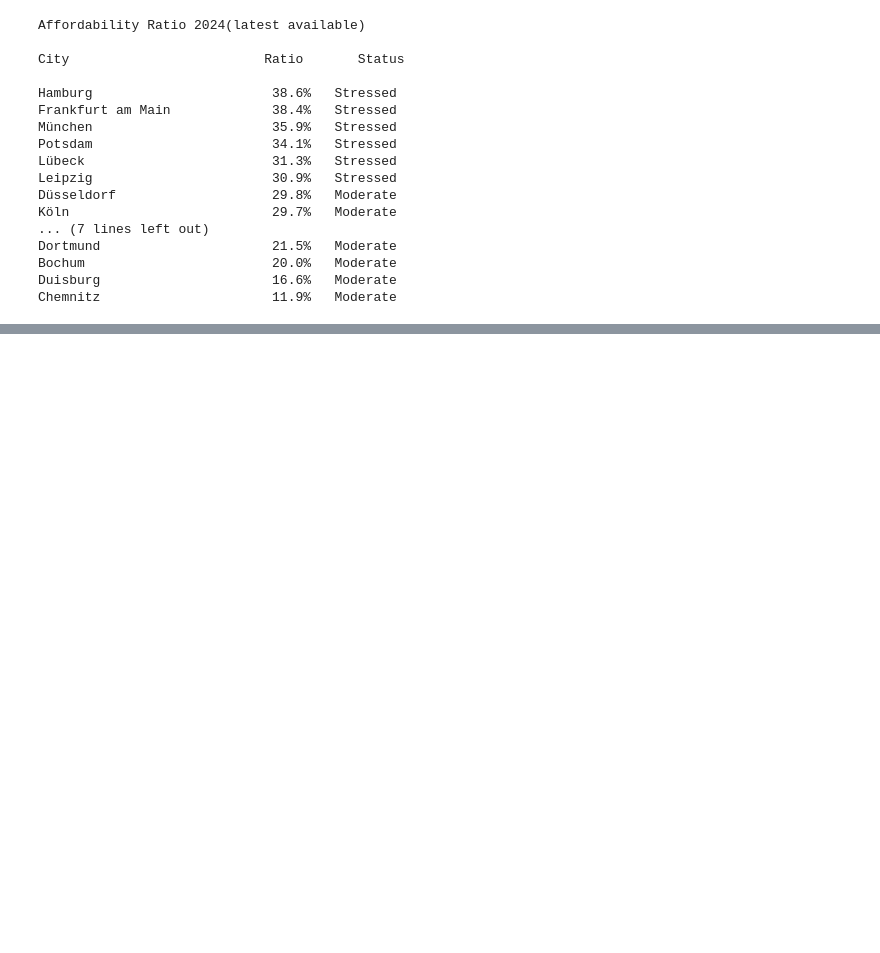
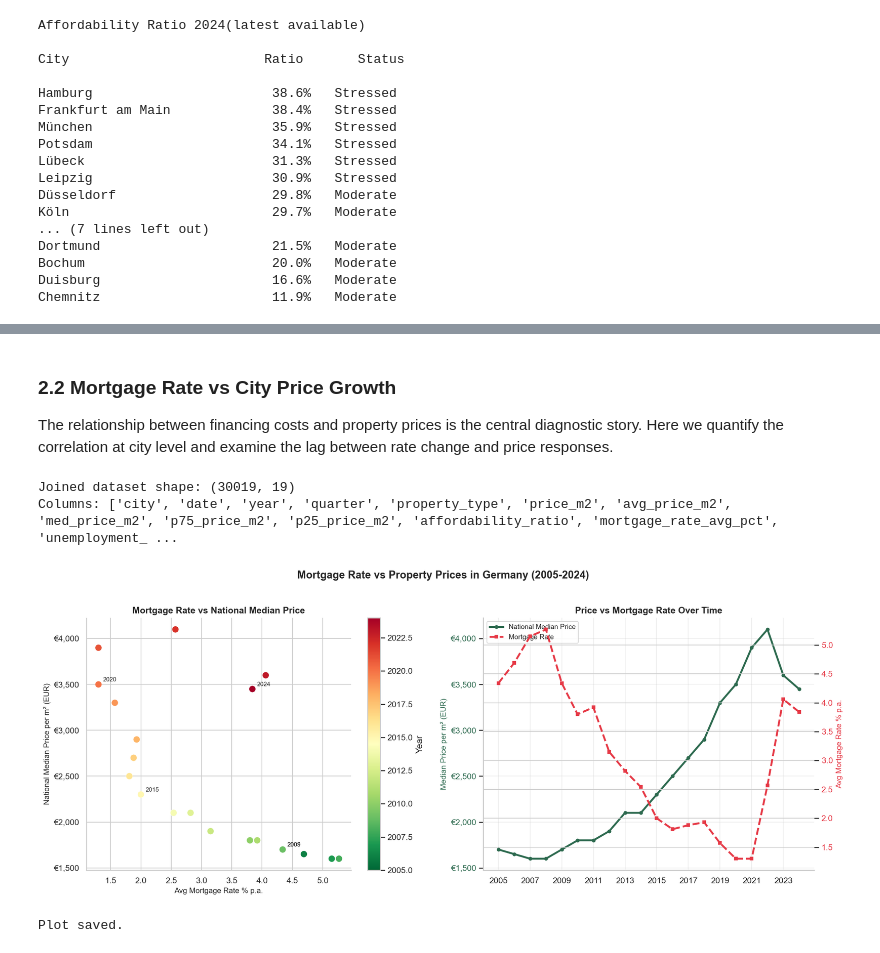
Before and after one commit to meeadi/german-housing-market-analysis, a Jupyter notebook: housing_analysis.ipynb, the cells around one changed output, grey strips where cells are left out. Cells and saved outputs as stored; diff of their text form; code cells hidden in the pictures; blank space fills up the shorter version.

```diff
--- a/housing_analysis.ipynb
+++ b/housing_analysis.ipynb
@@ -517,0 +574,76 @@ Chemnitz                      11.9%   Moderate
+# %% [markdown]
+### 2.2 Mortgage Rate vs City Price Growth
+
+The relationship between financing costs and property prices is the central diagnostic story. Here we quantify the correlation at city level and examine the lag between rate change and price responses.
+# %%
+# Join macro to city data on year
+
+city_macro = city.merge(macro[["year", "mortgage_rate_avg_pct", "unemployment_rate_pct",
+                               "cpi_headline", "cpi_yoy_change_pct", "hpi_overall",
+                               "building_permits_residential", "wohngeld_total", "earnings_index_monthly_with_bonus"]], on="year", how="left")
+
+print("Joined dataset shape:", city_macro.shape)
+print("Columns:", city_macro.columns.tolist())
+# %% [output]
+Joined dataset shape: (30019, 19)
+Columns: ['city', 'date', 'year', 'quarter', 'property_type', 'price_m2', 'avg_price_m2', 'med_price_m2', 'p75_price_m2', 'p25_price_m2', 'affordability_ratio', 'mortgage_rate_avg_pct', 'unemployment_ ...
+# %%
+# Annual city average price vs national mortgage rate
+
+city_macro_annual = city_macro.groupby(["year", "city"]).agg(avg_price=("price_m2", "median"), mortgage_rate=("mortgage_rate_avg_pct", "first")).reset_index()
+
+# National average price across all cities
+
+national_annual = city_macro.groupby("year").agg(avg_price=("price_m2", "median"), mortgage_rate=("mortgage_rate_avg_pct", "first")).reset_index()
+
+fig, ax = plt.subplots(1, 2, figsize=(15,6))
+
+# Left scatter
+
+ax1 = ax[0]
+scatter = ax1.scatter(national_annual["mortgage_rate"], national_annual["avg_price"], c=national_annual["year"], cmap="RdYlGn_r", s=80, zorder=5, edgecolor="white", linewidth=0.5)
+
+# Annotate key years
+
+for _, row in national_annual[national_annual["year"].isin([2005, 2009, 2015, 2020, 2024])].iterrows():
+    ax1.annotate(str(int(row["year"])), (row["mortgage_rate"], row["avg_price"]), textcoords="offset points", xytext=(6,4), fontsize=8)
+
+plt.colorbar(scatter, ax=ax1, label="Year")
+ax1.set_title("Mortgage Rate vs National Median Price", fontsize=12, fontweight="bold")
+ax1.set_xlabel("Avg Mortgage Rate % p.a.", fontsize=10)
+ax1.set_ylabel("National Median Price per m² (EUR)", fontsize=10)
+ax1.yaxis.set_major_formatter(ticker.FuncFormatter(lambda x, _: f"€{x:,.0f}"))
+
+# Right dual axis time series
+
+ax2 = ax[1]
+color_price = "#2D6A4F"
+color_rate = "#E63946"
+
+ax2.plot(national_annual["year"], national_annual["avg_price"], color=color_price, linewidth=2.5, marker="o", markersize=4, label="National Median Price")
+ax2.set_ylabel("Median Price per m² (EUR)", fontsize=10, color=color_price)
+ax2.tick_params(axis="y", labelcolor=color_price)
+ax2.yaxis.set_major_formatter(ticker.FuncFormatter(lambda x, _: f"€{x:,.0f}"))
+
+ax3 = ax2.twinx()
+ax3.plot(national_annual["year"], national_annual["mortgage_rate"], color=color_rate, linewidth=2.5, marker="s", markersize=4, linestyle="--", label="Mortgage Rate")
+ax3.set_ylabel("Avg Mortgage Rate % p.a.", fontsize=10, color=color_rate)
+ax3.tick_params(axis="y", labelcolor=color_rate)
+
+lines1, labels1 = ax2.get_legend_handles_labels()
+lines2, labels2 = ax3.get_legend_handles_labels()
+ax2.legend(lines1 + lines2, labels1 + labels2, fontsize=9, loc="upper left")
+ax2.set_title("Price vs Mortgage Rate Over Time", fontsize=12, fontweight="bold")
+ax2.set_xticks(range(2005,2025,2))
+ax2.grid(True, alpha=0.3)
+
+plt.suptitle("Mortgage Rate vs Property Prices in Germany (2005-2024)", fontsize=14, fontweight="bold", y=1.02)
+
+plt.tight_layout()
+plt.savefig("figures/diag_02_mortgage_vs_price.png", dpi=150, bbox_inches="tight")
+plt.show()
+
+print("Plot saved.")
+# %% [output]
+[figure, added]
+Plot saved.
```
Also changed, not shown: parts of 13 cells of this notebook, 5 other files.
